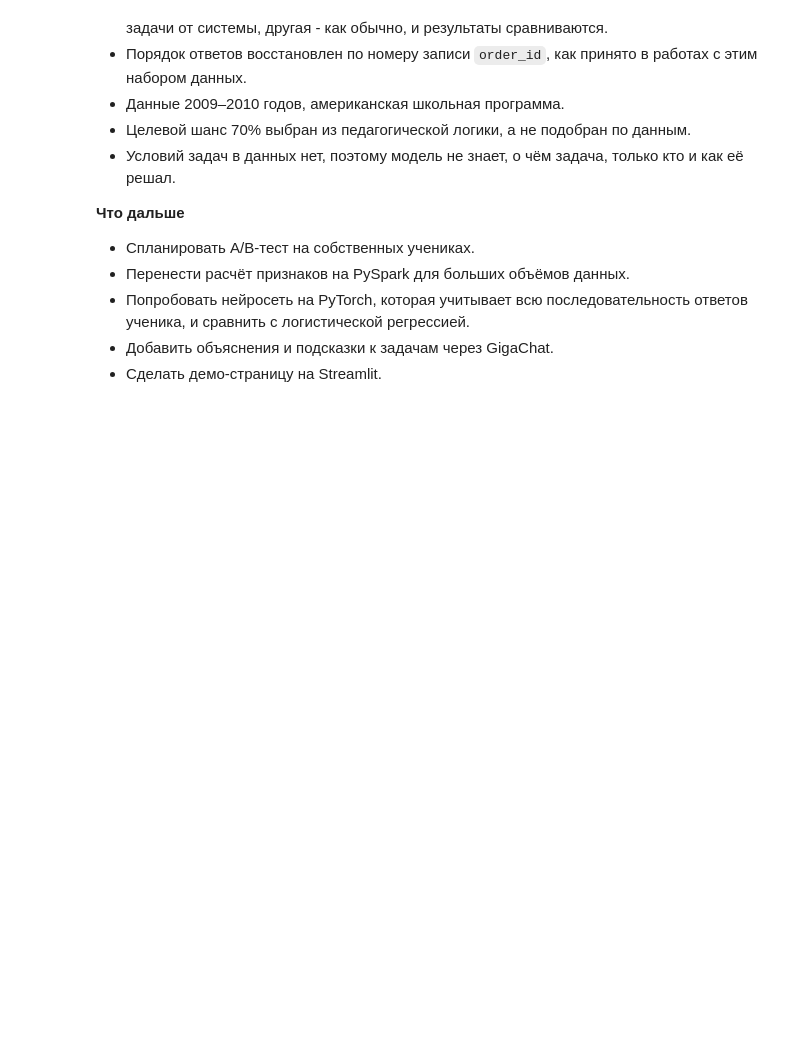
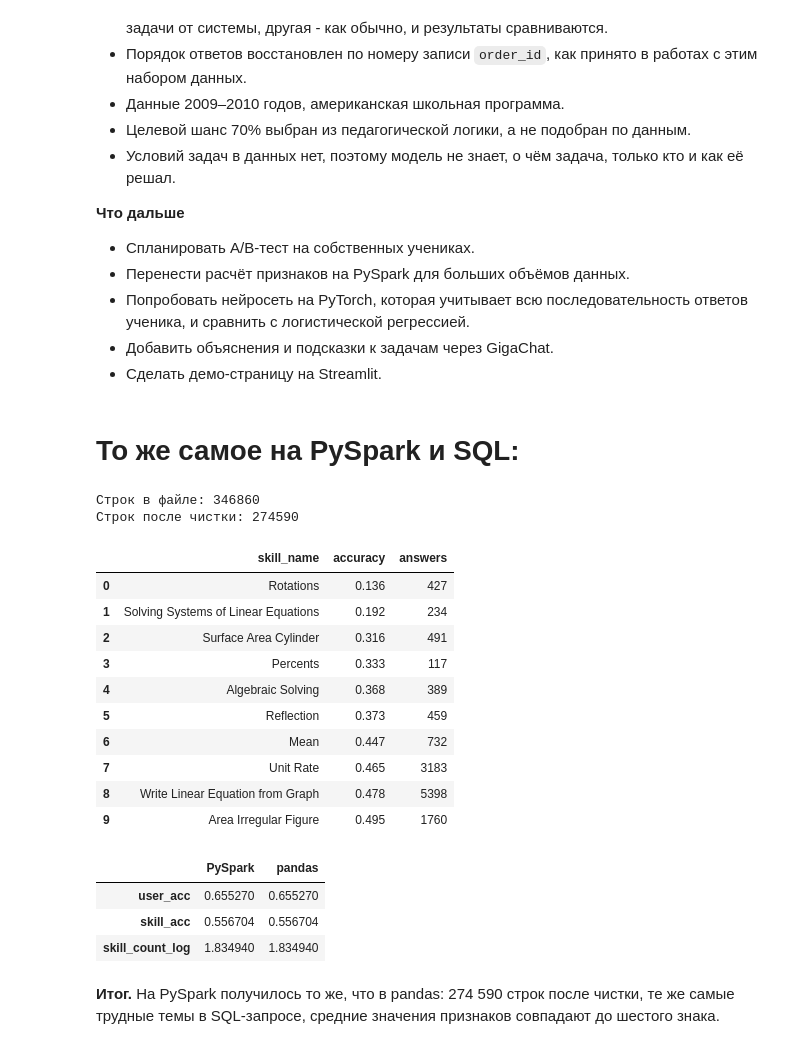
Before and after one commit to polinkabaranova/recsys-tutor, a Jupyter notebook: recsys_tutor.ipynb, the cells around one changed output. Saved outputs shown, nothing was run; the diff lists cells and outputs as text; code cells hidden in the pictures; blank space fills up the shorter version.

Commit message:
Важность признаков, анализ опыта, PySpark и SQL

```diff
--- a/recsys_tutor.ipynb
+++ b/recsys_tutor.ipynb
@@ -442,3 +462,5 @@ display(recommend_model(second_id))
 - Попробовать нейросеть на PyTorch, которая учитывает всю последовательность ответов ученика, и сравнить с логистической регрессией.
 - Добавить объяснения и подсказки к задачам через GigaChat.
 - Сделать демо-страницу на Streamlit.
+# %% [markdown]
+# **То же самое на PySpark и SQL**:
@@ -444,0 +469,70 @@ display(recommend_model(second_id))
+# %%
+from pyspark.sql import SparkSession, functions as F
+from pyspark.sql.window import Window
+
+spark = SparkSession.builder.appName("recsys-tutor").getOrCreate()
+
+raw = (spark.read
+       .option("header", True)
+       .option("inferSchema", True)
+       .option("encoding", "ISO-8859-1")
+       .option("escape", '"')
+       .csv("data.csv"))
+print("Строк в файле:", raw.count())
+
+answers = (raw
+           .select("order_id", "user_id", "problem_id", "skill_name", "correct")
+           .where(F.col("skill_name").isNotNull() & (F.trim("skill_name") != "")))
+print("Строк после чистки:", answers.count())
+# %% [output]
+Строк в файле: 346860
+Строк после чистки: 274590
+# %%
+answers.createOrReplaceTempView("answers")
+
+spark.sql("""
+    SELECT skill_name,
+           ROUND(AVG(correct), 3) AS accuracy,
+           COUNT(*) AS answers
+    FROM answers
+    GROUP BY skill_name
+    HAVING COUNT(*) >= 100
+    ORDER BY accuracy
+    LIMIT 10
+""").toPandas()
+# %% [output]
+|  | skill_name | accuracy | answers |
+| 0 | Rotations | 0.136 | 427 |
+| 1 | Solving Systems of Linear Equations | 0.192 | 234 |
+| 2 | Surface Area Cylinder | 0.316 | 491 |
+| 3 | Percents | 0.333 | 117 |
+| 4 | Algebraic Solving | 0.368 | 389 |
+| 5 | Reflection | 0.373 | 459 |
+| 6 | Mean | 0.447 | 732 |
+| 7 | Unit Rate | 0.465 | 3183 |
+| 8 | Write Linear Equation from Graph | 0.478 | 5398 |
+| 9 | Area Irregular Figure | 0.495 | 1760 |
+# %%
+by_user = Window.partitionBy("user_id").orderBy("order_id")
+by_skill = Window.partitionBy("user_id", "skill_name").orderBy("order_id")
+before = (Window.unboundedPreceding, -1)
+
+feats = (answers
+    .withColumn("user_count", F.row_number().over(by_user) - 1)
+    .withColumn("user_right", F.coalesce(F.sum("correct").over(by_user.rowsBetween(*before)), F.lit(0)))
+    .withColumn("user_acc", (F.col("user_right") + 1) / (F.col("user_count") + 2))
+    .withColumn("skill_count", F.row_number().over(by_skill) - 1)
+    .withColumn("skill_right", F.coalesce(F.sum("correct").over(by_skill.rowsBetween(*before)), F.lit(0)))
+    .withColumn("skill_acc", (F.col("skill_right") + 1) / (F.col("skill_count") + 2))
+    .withColumn("skill_count_log", F.log1p("skill_count")))
+
+cols = ["user_acc", "skill_acc", "skill_count_log"]
+spark_means = feats.agg(*[F.avg(c).alias(c) for c in cols]).toPandas().iloc[0]
+pd.DataFrame({"PySpark": spark_means, "pandas": data[cols].mean()}).round(6)
+# %% [output]
+|  | PySpark | pandas |
+| user_acc | 0.655270 | 0.655270 |
+| skill_acc | 0.556704 | 0.556704 |
+| skill_count_log | 1.834940 | 1.834940 |
+# %% [markdown]
+**Итог.** На PySpark получилось то же, что в pandas: 274 590 строк после чистки, те же самые трудные темы в SQL-запросе, средние значения признаков совпадают до шестого знака.
```
Also changed, not shown: parts of 3 cells of this notebook.
